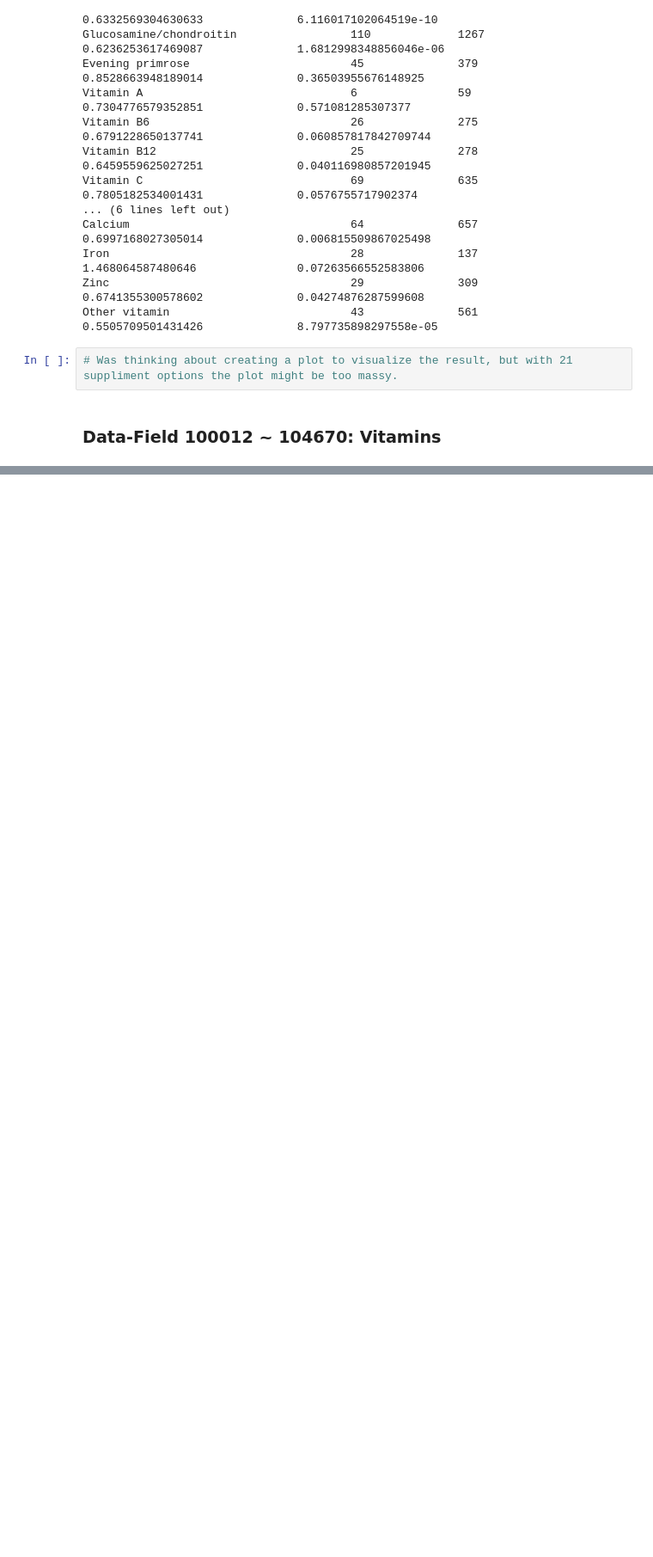
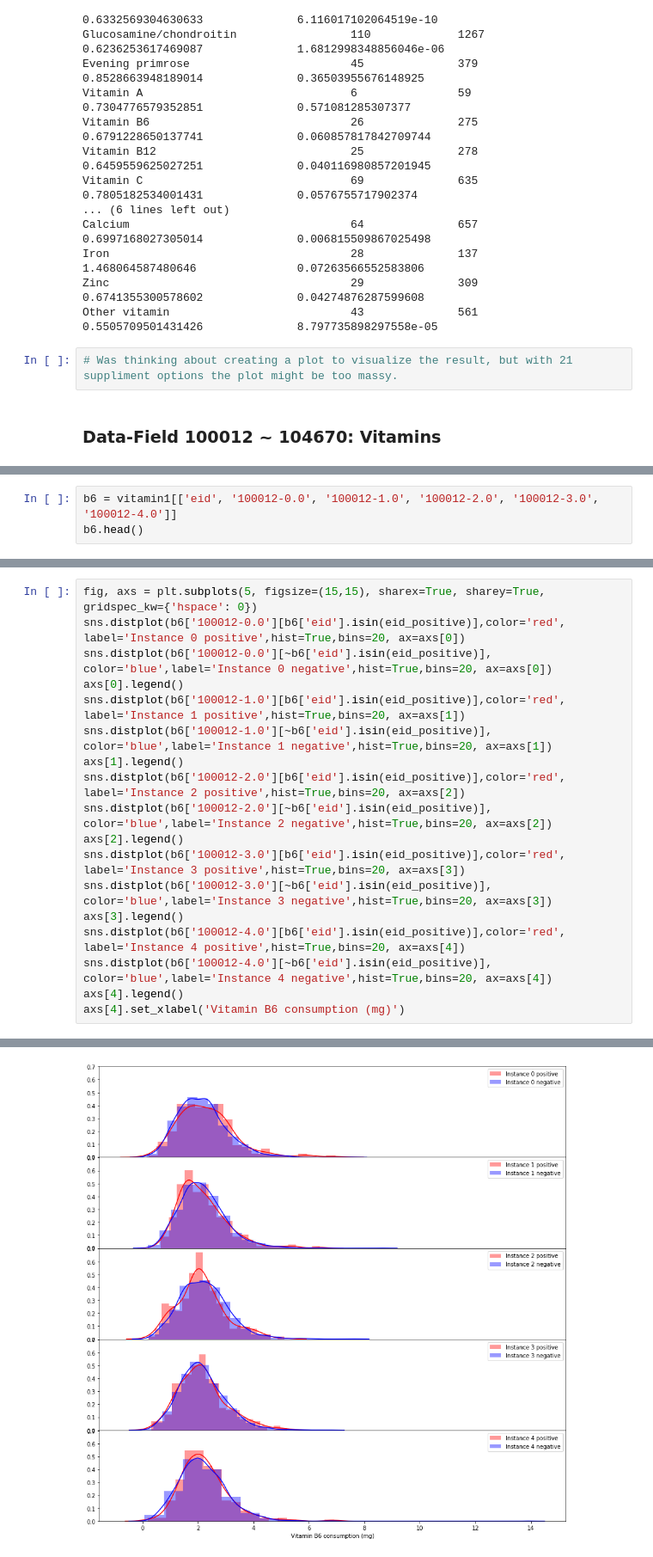
Before and after one commit to JunWeiLUC/NSinternship, a Jupyter notebook: Covid_information.ipynb, the cells around one changed output, grey strips where cells are left out. Shown at 86% size. Saved outputs shown, nothing was run; the diff lists cells and outputs as text; blank space fills up the shorter version.

Commit message:
Update all vitamins

```diff
--- a/Covid_information.ipynb
+++ b/Covid_information.ipynb
@@ -780,0 +778,3 @@ vitamin1.head()
+# %%
+b6 = vitamin1[['eid', '100012-0.0', '100012-1.0', '100012-2.0', '100012-3.0', '100012-4.0']]
+b6.head()
@@ -780,0 +788,19 @@ vitamin1.head()
+# %%
+fig, axs = plt.subplots(5, figsize=(15,15), sharex=True, sharey=True, gridspec_kw={'hspace': 0})
+sns.distplot(b6['100012-0.0'][b6['eid'].isin(eid_positive)],color='red', label='Instance 0 positive',hist=True,bins=20, ax=axs[0])
+sns.distplot(b6['100012-0.0'][~b6['eid'].isin(eid_positive)], color='blue',label='Instance 0 negative',hist=True,bins=20, ax=axs[0])
+axs[0].legend()
+sns.distplot(b6['100012-1.0'][b6['eid'].isin(eid_positive)],color='red', label='Instance 1 positive',hist=True,bins=20, ax=axs[1])
+sns.distplot(b6['100012-1.0'][~b6['eid'].isin(eid_positive)], color='blue',label='Instance 1 negative',hist=True,bins=20, ax=axs[1])
+axs[1].legend()
+sns.distplot(b6['100012-2.0'][b6['eid'].isin(eid_positive)],color='red', label='Instance 2 positive',hist=True,bins=20, ax=axs[2])
+sns.distplot(b6['100012-2.0'][~b6['eid'].isin(eid_positive)], color='blue',label='Instance 2 negative',hist=True,bins=20, ax=axs[2])
+axs[2].legend()
+sns.distplot(b6['100012-3.0'][b6['eid'].isin(eid_positive)],color='red', label='Instance 3 positive',hist=True,bins=20, ax=axs[3])
+sns.distplot(b6['100012-3.0'][~b6['eid'].isin(eid_positive)], color='blue',label='Instance 3 negative',hist=True,bins=20, ax=axs[3])
+axs[3].legend()
+sns.distplot(b6['100012-4.0'][b6['eid'].isin(eid_positive)],color='red', label='Instance 4 positive',hist=True,bins=20, ax=axs[4])
+sns.distplot(b6['100012-4.0'][~b6['eid'].isin(eid_positive)], color='blue',label='Instance 4 negative',hist=True,bins=20, ax=axs[4])
+axs[4].legend()
+axs[4].set_xlabel('Vitamin B6 consumption (mg)')
+# %% [output]
@@ -780,0 +808 @@ vitamin1.head()
+[figure, added]
```
Also changed, not shown: parts of 22 cells of this notebook.
